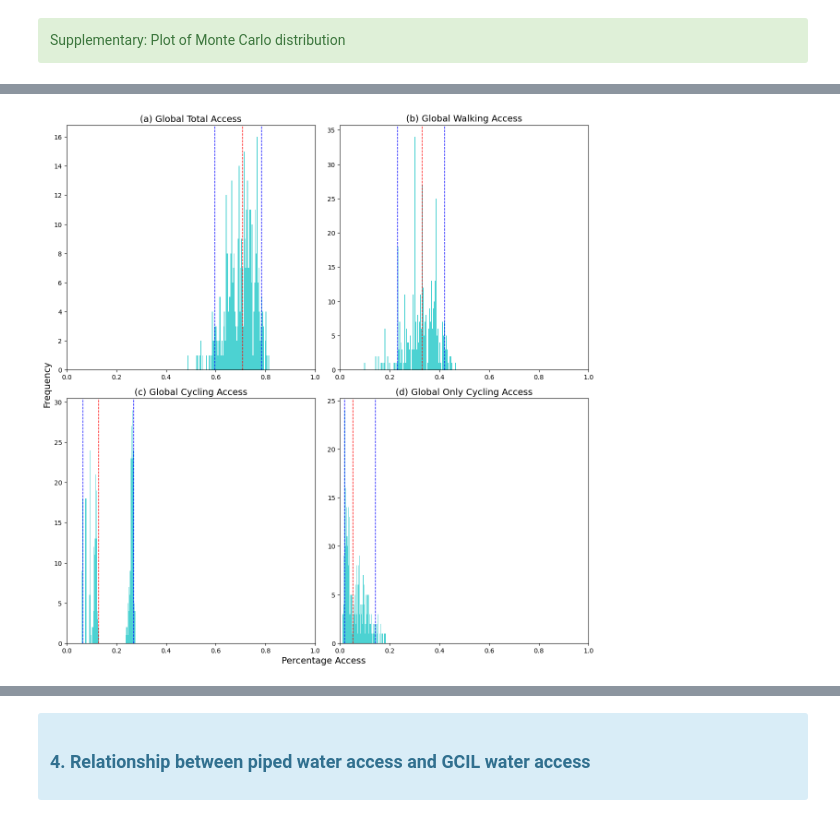
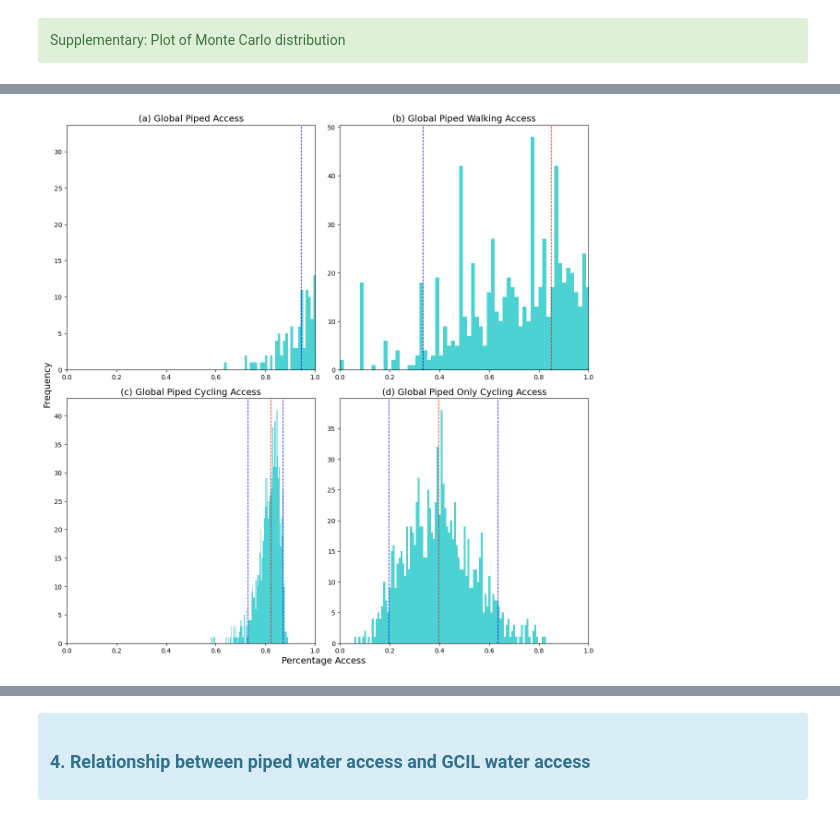
Before and after one commit to allfed/water-access, a Jupyter notebook: scripts/key_results.ipynb, the cells around one changed output, grey strips where cells are left out. Cells and saved outputs as stored; diff of their text form; code cells hidden in the pictures.

Commit message:
fixed key_results

```diff
--- a/scripts/key_results.ipynb
+++ b/scripts/key_results.ipynb
@@ -189,6 +213,15 @@ import numpy as np
 
 # Load pickled simulation results
 simulation_results = pd.read_pickle("../results/countries_simulation_results.pkl")
+
+
+
+
+# Drop GLOBAL from simulation results
+simulation_results = [df[df.index != 'GLOBAL'] for df in simulation_results]
+
+
+
 
 # Calculate global median percentage without water for each simulation using list comprehension
 global_access = [df["country_pop_without_water"].sum() / df["country_pop_raw"].sum() for df in simulation_results]
@@ -381,16 +475,19 @@ Index(['Unnamed: 0', 'ISOCODE', 'country_pop_raw', 'country_pop_with_water',
 # %%
 # Load pickled simulation results
 simulation_results = pd.read_pickle("../results/countries_simulation_results.pkl")
+# Drop GLOBAL from simulation results
+simulation_results = [df[df.index != 'GLOBAL'] for df in simulation_results]
+
 
 # Calculate country_pop_piped for each dataframe in simulation_results
 for df in simulation_results:
-    df["country_pop_unpiped"] = df["country_pop_raw"] * (100-df["Nat Piped"]) / 100
+    df["country_pop_piped"] = df["country_pop_raw"] * df["NATPiped"] / 100
 
 # Calculate global mean percentage for each access type for each simulation using list comprehension
-global_access = [df["country_pop_with_water"].sum() / df["country_pop_raw"].sum() for df in simulation_results]
-global_cycling_access = [df["population_piped_with_cycling_access"].sum() / df["country_pop_raw"].sum() for df in simulation_results]
-global_walking_access = [df["population_piped_with_walking_access"].sum() / df["country_pop_raw"].sum() for df in simulation_results]
-global_only_cycling_access = [(df["population_piped_with_access"].sum() - df["population_piped_with_walking_access"].sum()) / df["country_pop_raw"].sum() for df in simulation_results]
+global_piped_access = [df["population_piped_with_access"].sum() / df["country_pop_piped"].sum() for df in simulation_results]
+global_piped_cycling_access = [df["population_piped_with_cycling_access"].sum() / df["country_pop_piped"].sum() for df in simulation_results]
+global_piped_walking_access = [df["population_piped_with_walking_access"].sum() / df["country_pop_piped"].sum() for df in simulation_results]
+global_piped_only_cycling_access = [(df["population_piped_with_access"].sum() - df["population_piped_with_walking_access"].sum()) / df["country_pop_piped"].sum() for df in simulation_results]
 
 # Create subplots
 fig, axs = plt.subplots(2, 2, figsize=(12, 12))
@@ -399,36 +496,36 @@ fig, axs = plt.subplots(2, 2, figsize=(12, 12))
 axs = axs.flatten()
 
 # List of access types
-access_types = [global_access, global_walking_access, global_cycling_access, global_only_cycling_access]
+access_types = [global_piped_access, global_piped_walking_access, global_piped_cycling_access, global_piped_only_cycling_access]
 
 # List of titles
-titles = ["(a) Global Total Access", "(b) Global Walking Access", "(c) Global Cycling Access", "(d) Global Only Cycling Access"]
+titles = ["(a) Global Piped Access", "(b) Global Piped Walking Access", "(c) Global Piped Cycling Access", "(d) Global Piped Only Cycling Access"]
 
 # Plot histogram of results for each access type
 for i, ax in enumerate(axs):
     # Calculate median, 5th percentile, and 95th percentile
     median = np.median(access_types[i])
     p5 = np.percentile(access_types[i], 5)
     p95 = np.percentile(access_types[i], 95)
 
     ax.hist(access_types[i], bins=100, alpha=0.7, color='c')
     ax.set_xlim(0, 1)
 
     # Add vertical lines for median, 5th percentile, and 95th percentile
     ax.axvline(median, color='red', linestyle='dashed', linewidth=1)
     ax.axvline(p5, color='blue', linestyle='dashed', linewidth=1)
     ax.axvline(p95, color='blue', linestyle='dashed', linewidth=1)
 
     # Set title and labels
     ax.set_title(f"{titles[i]}", fontsize=14)
 
 # Set common x-axis label
 fig.text(0.5, 0.0, 'Percentage Access', ha='center', va='center', fontsize=14)
 fig.text(0.0, 0.5, 'Frequency', ha='center', va='center', rotation='vertical', fontsize=14)
 
 plt.tight_layout()
 if SAVE_FIGURES == True:
-    plt.savefig("../results/mc_distribution_total_access.png")
+    plt.savefig("../results/mc_distribution_piped_access.png")
 plt.show()
 # %% [output]
-[figure, old version]
+[figure, new version]
```
Also changed, not shown: parts of 24 cells of this notebook, 18 other files.
